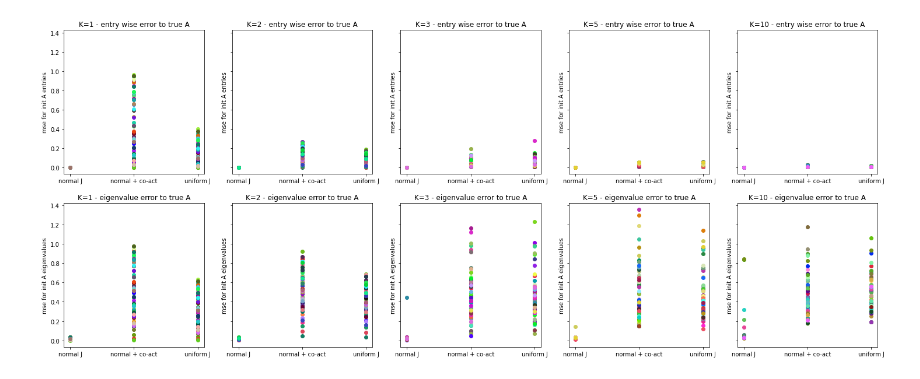
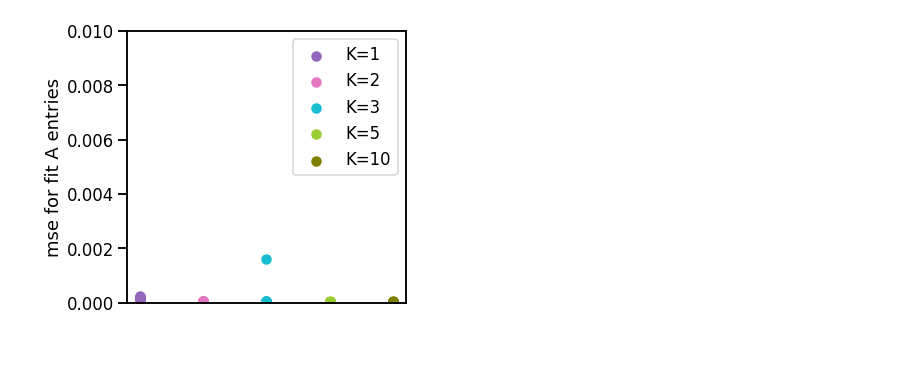
Before and after one commit to lenca56/EI-subspace-RNN, a Jupyter notebook: Analysis_Cluster_fixed_N.ipynb, the cells around one changed output. Saved outputs shown, nothing was run; the diff lists cells and outputs as text; code cells hidden in the pictures; blank space fills up the shorter version.

```diff
--- a/Analysis_Cluster_fixed_N.ipynb
+++ b/Analysis_Cluster_fixed_N.ipynb
@@ -6,7 +6,20 @@ import scipy.linalg
 from utils import *
 from plotting_utils import *
 import matplotlib.pyplot as plt
+import seaborn
+seaborn.set_context("talk")
 colormap = ['tab:purple','tab:pink','tab:cyan','yellowgreen', 'olive']
+
+import os, urllib
+import matplotlib.pyplot as plt
+from sklearn.decomposition import PCA
+from sklearn.linear_model import Ridge as RR
+from sklearn.metrics import r2_score
+# Import outside packages by changing the path
+import sys, os
+sys.path.append(os.path.abspath(os.path.join('dca')))
+from dca.data_util import load_sabes_data
+from dca import DynamicalComponentsAnalysis as DCA
 
 # hyperparameters
 N_e = 100
@@ -43,10 +56,10 @@ zeta_alpha_beta_gamma_list = [(10**i,1,1,10**(i-2.5)) for i in list(np.arange(-1
 # %%
 K_values = [1,2,3,5,10]#,15,25]
 K_vals = [1,2,3,5,10]
-color_dict = {1:'tab:purple',2:'tab:pink',3:'tab:cyan',5:'yellowgreen', 15:'olive', 25:'tab:brown'}
+color_dict = {1:'tab:purple',2:'tab:pink',3:'tab:cyan',5:'yellowgreen', 10:'olive', 25:'tab:brown'}
 color_dict_j = {0:'gold',1:'tab:red',2:'tab:orange'}
 j_values = [0,1,2]
-j_vals = [0,1,2]
+j_vals = [0]
 ei_vals=[0,1,2,3]
 J_possibility_title = np.array(['normal J', 'normal + co-act', 'uniform J'])
 num_simulations=60
@@ -148,37 +202,43 @@ plot_initialization_loss(axes, num_simulations, K_vals=K_vals, j_values=j_vals,
 # %%
 def plot_dynamics_initialization_error(axes, num_simulations, K_vals, j_values, ei):
     J = load_data(N, K_values=K_vals, j_values=j_values, num_simulations=num_simulations, ei=ei, parameter='J')
     trueA = load_data(N, K_values=K_vals, j_values=j_values, num_simulations=num_simulations, ei=ei, parameter='trueA')
-    initW = load_data(N, K_values=K_vals, j_values=j_values, num_simulations=num_simulations, ei=ei, parameter='initW')
+    initW = load_data(N, K_values=K_vals, j_values=j_values, num_simulations=num_simulations, ei=ei, parameter='fitW')
 
-    if len(K_vals) == 1:
-        axes = axes.reshape((len(K_vals), 2))
+    # if len(K_vals) == 1:
+    #     axes = axes.reshape((len(K_vals), 2))
 
     for k in range(len(K_vals)):
         for simulation in range(num_simulations):
-            color = generate_random_color()
             for j in range(len(j_values)):
                 initA = build_dynamics_matrix_A(initW[k,j, simulation], J[k,j, simulation])
-                axes[0,k].scatter(j, mse(initA, trueA[k,j, simulation]), color=color)
+                if simulation == 0:
+                    axes.scatter(k, mse(initA, trueA[k,j, simulation]), color=color_dict.get(K_vals[k]), label=f'K={K_vals[k]}')
+                else:
+                    axes.scatter(k, mse(initA, trueA[k,j, simulation]), color=color_dict.get(K_vals[k]))
 
                 eigInit = np.sort(np.linalg.eigvals(initA))
                 eigTrue = np.sort(np.linalg.eigvals(trueA[0,j,simulation]))
                 eigDiff = np.mean(np.abs(eigInit - eigTrue) ** 2)
 
                 # got to order eigenvalues to best match each other and do a different metric
-                axes[1,k].scatter(j, eigDiff, color=color)
+                # axes[1,k].scatter(j, eigDiff, color=color)
 
-                axes[0,k].set_xticks(j_values, J_possibility_title[j_values])
-                axes[1,k].set_xticks(j_values, J_possibility_title[j_values])
+                # axes[0,k].set_xticks(j_values, J_possibility_title[j_values])
+                # axes[1,k].set_xticks(j_values, J_possibility_title[j_values])
 
-            axes[0,k].set_ylabel('mse for init A entries')
-            axes[1,k].set_ylabel('mse for init A eigenvalues')
-            axes[0,k].set_title(f'K={K_vals[k]} - entry wise error to true A')
-            axes[1,k].set_title(f'K={K_vals[k]} - eigenvalue error to true A')
-fig, axes = plt.subplots(2, len(K_vals), figsize=(5 * len(K_vals), 10), sharey=True)
+        axes.set_ylabel('mse for fit A entries')
+        axes.set_xticks([],[])
+        axes.set_ylim(0,0.01)
+        axes.legend()
+            # axes[1,k].set_ylabel('mse for init A eigenvalues')
+            # axes.set_title(f'K={K_vals[k]} - entry wise error to true A')
+            # axes[1,k].set_title(f'K={K_vals[k]} - eigenvalue error to true A')
+# fig, axes = plt.subplots(1, figsize=(5 * len(K_vals), 10), sharey=True)
+fig, axes = plt.subplots(1, figsize=(5 , 5), sharey=True)
 plot_dynamics_initialization_error(axes, num_simulations, K_vals=K_vals, j_values=j_vals, ei=0)
 # plt.savefig(f'figures/N={N}_K={K}_figure=2_plot_dynamics_initialization_error', bbox_inches='tight', dpi=300)
 # %% [output]
-[figure, old version]
+[figure, new version]
 # %%
 def plot_singular_vectors_W(axes, num_simulations, K_vals=[1], j_values=[0], ei=0):
```
Also changed, not shown: parts of 17 cells of this notebook, 18 other files.
